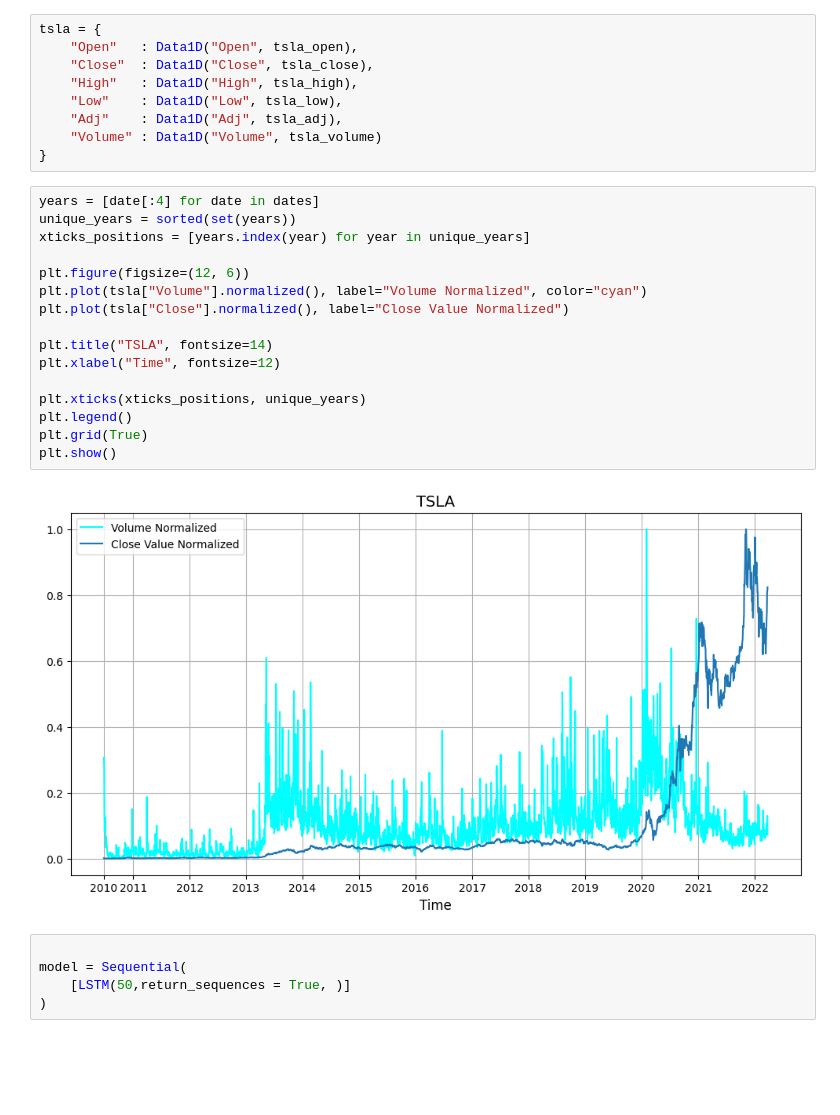
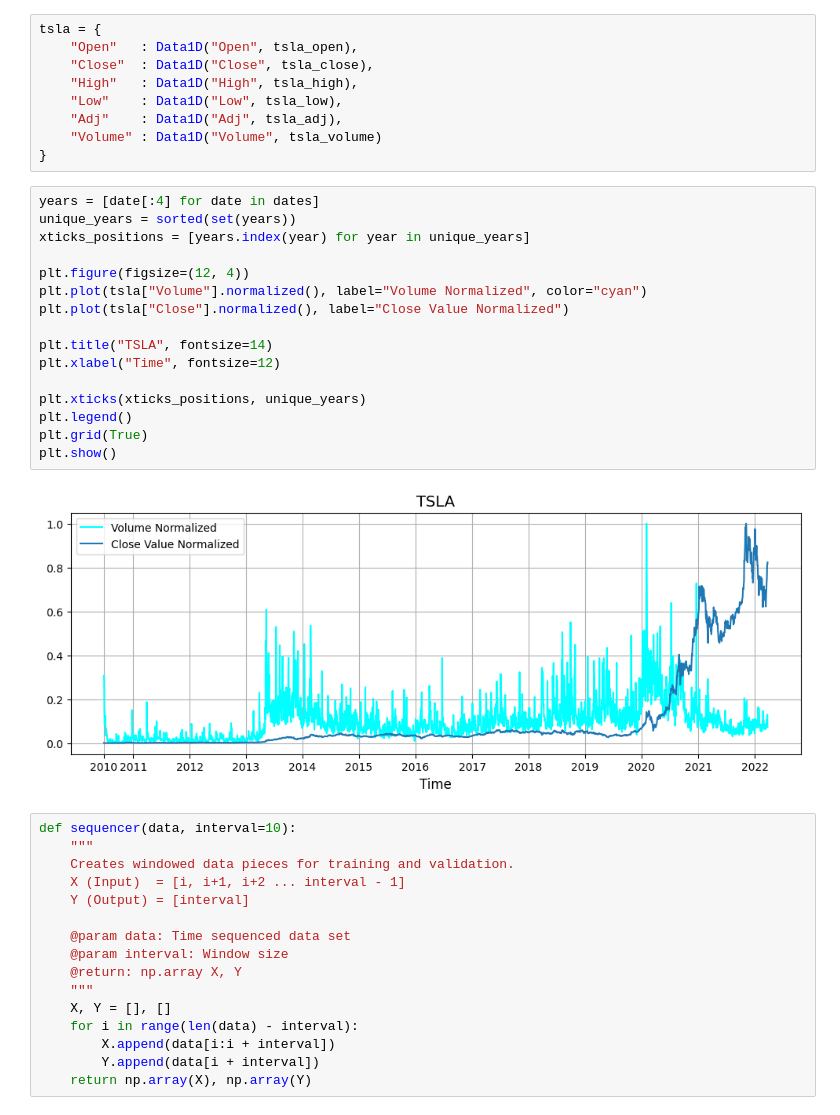
Before and after one commit to Berkin99/DeepLearning, a Jupyter notebook: Homework3/src/Homework3_244201001109_Yilmaz_Berkin.ipynb, the cells around one changed output. Saved outputs shown, nothing was run; the diff lists cells and outputs as text; blank space fills up the shorter version.

Commit message:
hw3/sequencer

```diff
--- a/Homework3/src/Homework3_244201001109_Yilmaz_Berkin.ipynb
+++ b/Homework3/src/Homework3_244201001109_Yilmaz_Berkin.ipynb
@@ -57,23 +58,34 @@ tsla = {
 # %%
 years = [date[:4] for date in dates]
 unique_years = sorted(set(years))
 xticks_positions = [years.index(year) for year in unique_years]
 
-plt.figure(figsize=(12, 6))
+plt.figure(figsize=(12, 4))
 plt.plot(tsla["Volume"].normalized(), label="Volume Normalized", color="cyan")
 plt.plot(tsla["Close"].normalized(), label="Close Value Normalized")
 
 plt.title("TSLA", fontsize=14)
 plt.xlabel("Time", fontsize=12)
 
 plt.xticks(xticks_positions, unique_years)
 plt.legend()
 plt.grid(True)
 plt.show()
 # %% [output]
-[figure, old version]
+[figure, new version]
-# %%
-
-model = Sequential(
-    [LSTM(50,return_sequences = True, )]
-)
+# %%
+def sequencer(data, interval=10):
+    """
+    Creates windowed data pieces for training and validation.
+    X (Input)  = [i, i+1, i+2 ... interval - 1]
+    Y (Output) = [interval]
+
+    @param data: Time sequenced data set
+    @param interval: Window size
+    @return: np.array X, Y
+    """
+    X, Y = [], []
+    for i in range(len(data) - interval):
+        X.append(data[i:i + interval])
+        Y.append(data[i + interval])
+    return np.array(X), np.array(Y)
```
Also changed, not shown: parts of 2 cells of this notebook, 1 other file.
